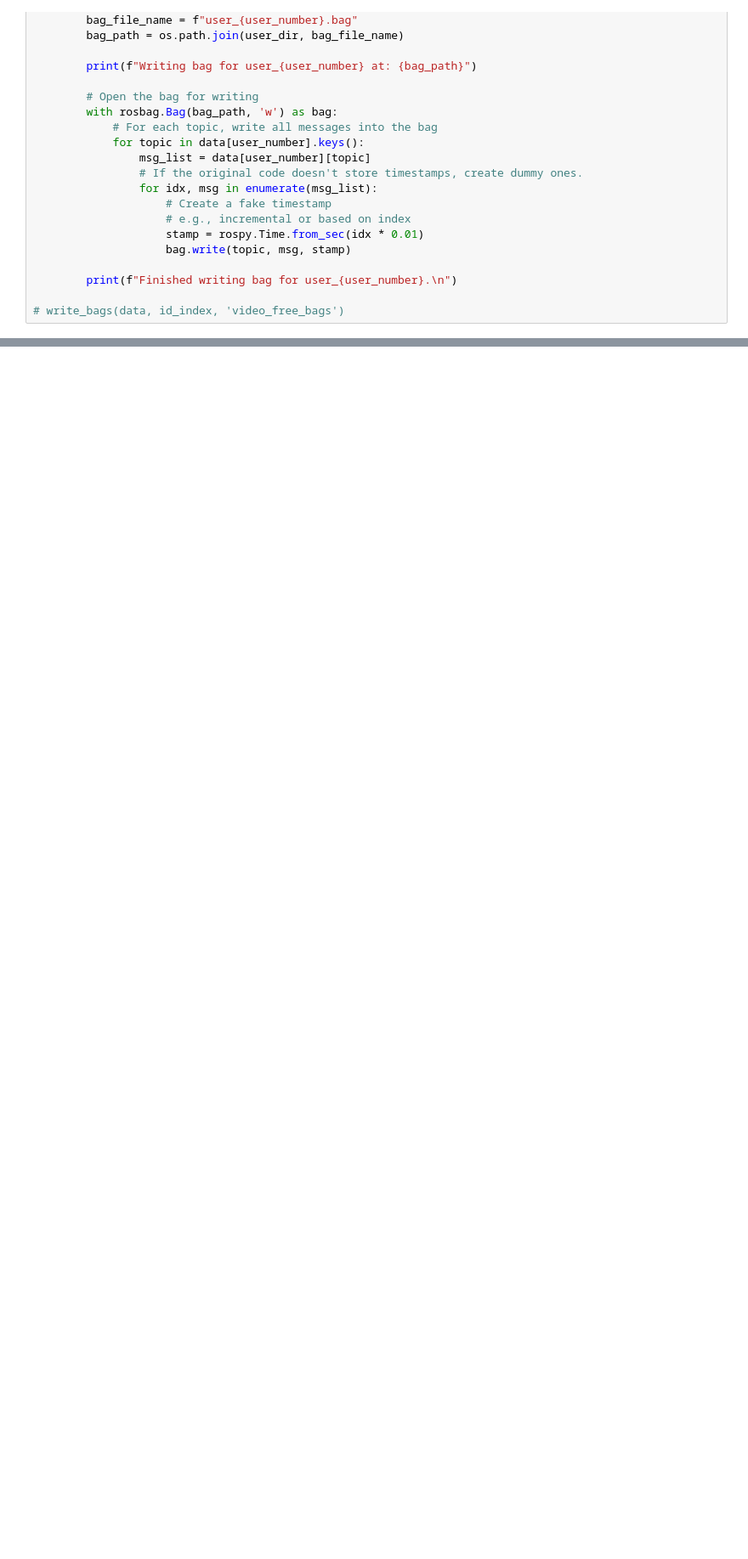
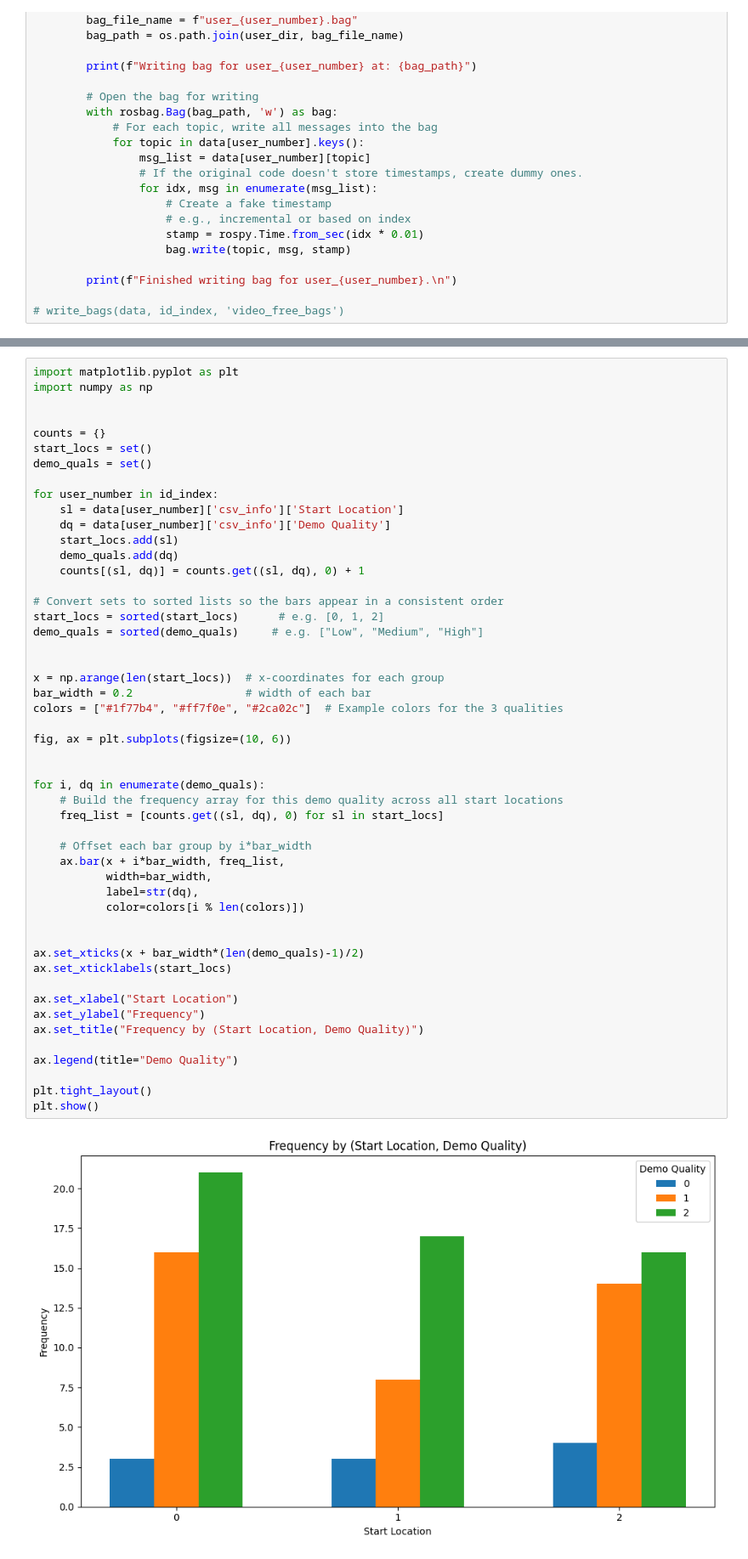
Before and after one commit to HangYu8123/can_push_in_the_wild, a Jupyter notebook: visualize_trajs.ipynb, the cells around one changed output, grey strips where cells are left out. Shown at 85% size. Cells and saved outputs as stored; diff of their text form; blank space fills up the shorter version.

```diff
--- a/visualize_trajs.ipynb
+++ b/visualize_trajs.ipynb
@@ -247,0 +271,52 @@ plt.show()
+# %%
+import matplotlib.pyplot as plt
+import numpy as np
+
+
+counts = {}
+start_locs = set()
+demo_quals = set()
+
+for user_number in id_index:
+    sl = data[user_number]['csv_info']['Start Location']
+    dq = data[user_number]['csv_info']['Demo Quality']
+    start_locs.add(sl)
+    demo_quals.add(dq)
+    counts[(sl, dq)] = counts.get((sl, dq), 0) + 1
+
+# Convert sets to sorted lists so the bars appear in a consistent order
+start_locs = sorted(start_locs)      # e.g. [0, 1, 2]
+demo_quals = sorted(demo_quals)     # e.g. ["Low", "Medium", "High"]
+
+
+x = np.arange(len(start_locs))  # x-coordinates for each group
+bar_width = 0.2                 # width of each bar
+colors = ["#1f77b4", "#ff7f0e", "#2ca02c"]  # Example colors for the 3 qualities
+
+fig, ax = plt.subplots(figsize=(10, 6))
+
+
+for i, dq in enumerate(demo_quals):
+    # Build the frequency array for this demo quality across all start locations
+    freq_list = [counts.get((sl, dq), 0) for sl in start_locs]
+
+    # Offset each bar group by i*bar_width
+    ax.bar(x + i*bar_width, freq_list,
+           width=bar_width,
+           label=str(dq),
+           color=colors[i % len(colors)])
+
+
+ax.set_xticks(x + bar_width*(len(demo_quals)-1)/2)
+ax.set_xticklabels(start_locs)
+
+ax.set_xlabel("Start Location")
+ax.set_ylabel("Frequency")
+ax.set_title("Frequency by (Start Location, Demo Quality)")
+
+ax.legend(title="Demo Quality")
+
+plt.tight_layout()
+plt.show()
+# %% [output]
+[figure, added]
```
Also changed, not shown: parts of 8 cells of this notebook, 1 other file.
